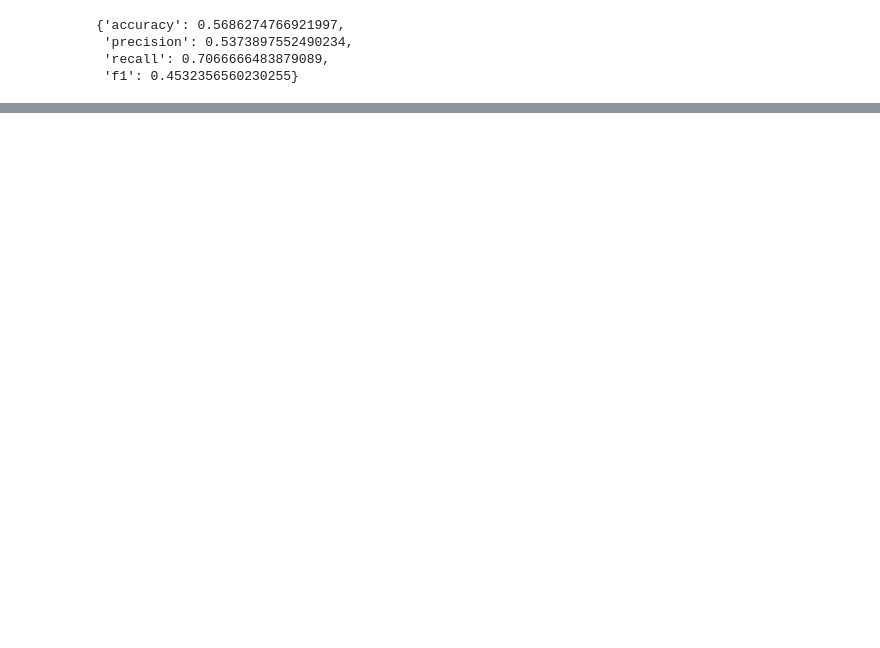
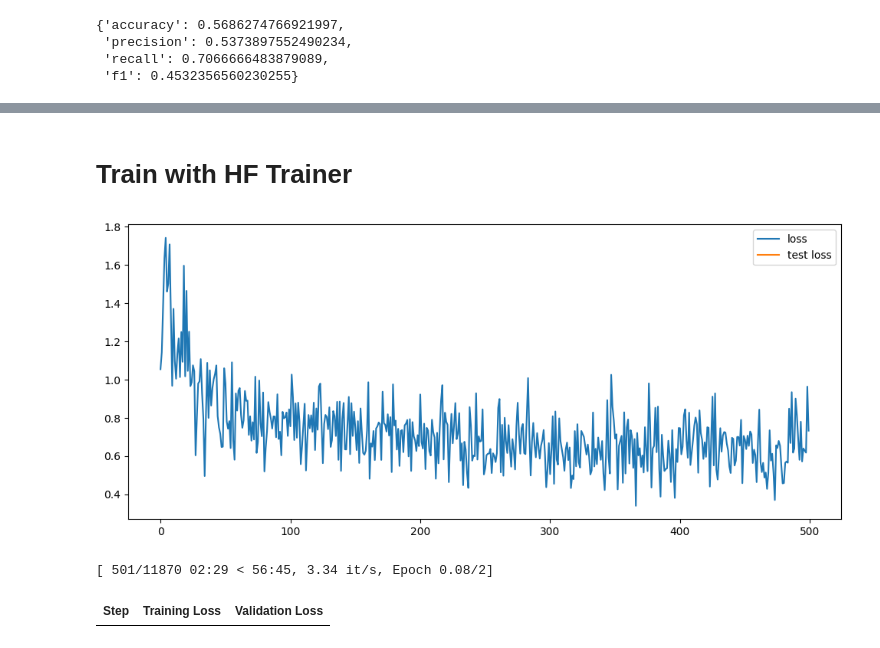
Before and after one commit to ssslakter/AILearningLab2025, a Jupyter notebook: train.ipynb, the cells around one changed output, grey strips where cells are left out. Drawn from its saved outputs; the diff is of its cells as text; code cells hidden in the pictures; blank space fills up the shorter version.

```diff
--- a/train.ipynb
+++ b/train.ipynb
@@ -286,0 +190,2 @@ do_eval(model.to('cuda'), dl_test)
+# %% [markdown]
+# Train with HF Trainer
@@ -286,0 +212,63 @@ do_eval(model.to('cuda'), dl_test)
+# %%
+# model_name = 'r1char9/rubert-base-cased-russian-sentiment'
+# model_name = 'clapAI/modernBERT-base-multilingual-sentiment'
+model_name = "cointegrated/rubert-tiny-sentiment-balanced"
+model = AutoModelForSequenceClassification.from_pretrained(model_name, num_labels=3).cuda()
+ds = dataset.\
+    map(tokenize_fn(tokenizer), batched=True, remove_columns=['text'], num_proc=1).\
+    map(lambda x: {'label': [model.config.label2id[xl] for xl in x['label']]}, batched=True)
+# %%
+from transformers import TrainingArguments, Trainer
+from transformers import DataCollatorWithPadding
+
+
+training_args = TrainingArguments(
+    output_dir="./results",
+    learning_rate=1e-4,
+    per_device_train_batch_size=32,  # Each device's effective batch size
+    per_device_eval_batch_size=64,
+    warmup_ratio=0.01,
+    num_train_epochs=2,
+    eval_strategy="steps",
+    eval_steps = 500,
+    save_strategy="steps",
+    logging_dir="./logs",
+    logging_steps=1,
+    lr_scheduler_type="cosine",
+    weight_decay=0.01,
+    fp16=True,  # Native AMP
+    optim="adamw_torch_fused",
+    save_total_limit=2,
+    load_best_model_at_end=True,
+    metric_for_best_model="accuracy",  # Assuming accuracy metric is used
+)
+
+# Define the trainer
+def compute_metrics(eval_pred):
+    from sklearn.metrics import accuracy_score
+    logits, labels = eval_pred
+    predictions = torch.argmax(torch.tensor(logits), dim=-1)
+    return {"accuracy": accuracy_score(labels, predictions)}
+
+collator = DataCollatorWithPadding(tokenizer)
+trainer = Trainer(
+    model=model,
+    args=training_args,
+    processing_class=tokenizer,
+    data_collator=collator,
+    train_dataset=ds["train"],
+    eval_dataset=ds["test"],
+    compute_metrics=compute_metrics,
+    callbacks=[LogStepLossCallback()],
+)
+
+# Train the model
+trainer.train()
+
+# Evaluate the model
+results = trainer.evaluate()
+print("Evaluation results:", results)
+# %% [output]
+[figure, added]
+[ 501/11870 02:29 < 56:45, 3.34 it/s, Epoch 0.08/2]
+| Step | Training Loss | Validation Loss |
```
Also changed, not shown: parts of 20 cells of this notebook, 14 other files.
